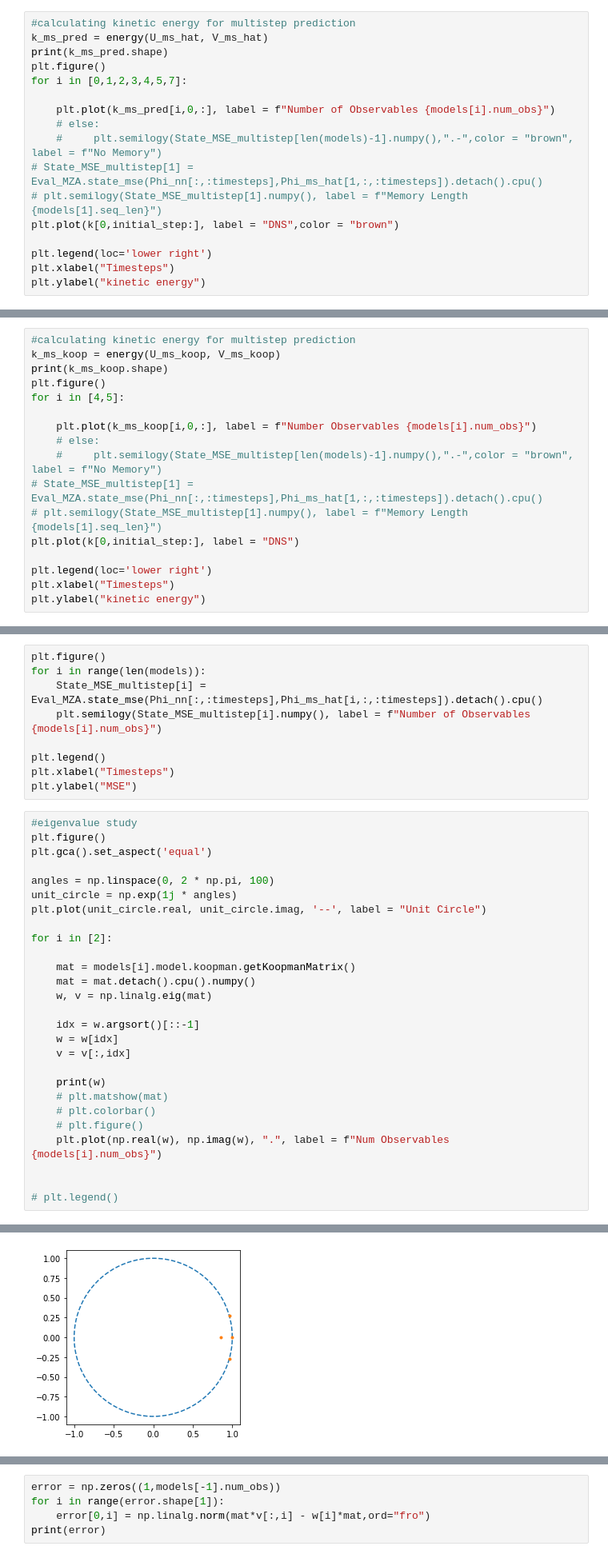
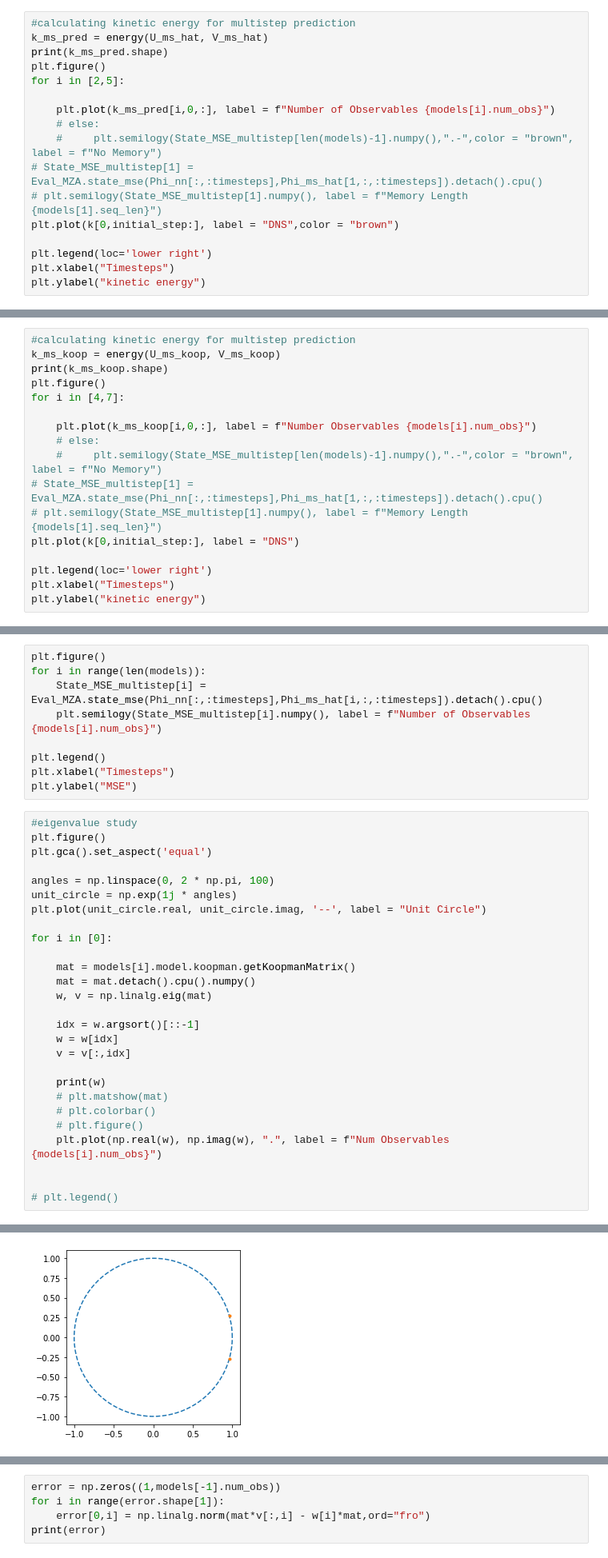
Before and after one commit to RigasLab/MZ-AE, a Jupyter notebook: Notebooks/Exp4_2DCyl/eval_model_notebook_2Dcyl_multimodel_multistep_Exp4.2.6.1.ipynb, the cells around one changed output, grey strips where cells are left out. Shown: that part at 80% size. Cells and saved outputs as stored; diff of their text form.

```diff
--- a/Notebooks/Exp4_2DCyl/eval_model_notebook_2Dcyl_multimodel_multistep_Exp4.2.6.1.ipynb
+++ b/Notebooks/Exp4_2DCyl/eval_model_notebook_2Dcyl_multimodel_multistep_Exp4.2.6.1.ipynb
@@ -256,7 +257,7 @@ U_ms_hat.shape, V_ms_hat.shape, U.shape, V.shape
 k_ms_pred = energy(U_ms_hat, V_ms_hat)
 print(k_ms_pred.shape)
 plt.figure()
-for i in [0,1,2,3,4,5,7]:
+for i in [2,5]:
 
     plt.plot(k_ms_pred[i,0,:], label = f"Number of Observables {models[i].num_obs}")
     # else:
@@ -284,7 +285,7 @@ U_ms_koop.shape, V_ms_koop.shape
 k_ms_koop = energy(U_ms_koop, V_ms_koop)
 print(k_ms_koop.shape)
 plt.figure()
-for i in [4,5]:
+for i in [4,7]:
 
     plt.plot(k_ms_koop[i,0,:], label = f"Number Observables {models[i].num_obs}")
     # else:
@@ -397,7 +409,7 @@ angles = np.linspace(0, 2 * np.pi, 100)
 unit_circle = np.exp(1j * angles)
 plt.plot(unit_circle.real, unit_circle.imag, '--', label = "Unit Circle")
 
-for i in [2]:
+for i in [0]:
 
     mat = models[i].model.koopman.getKoopmanMatrix()
     mat = mat.detach().cpu().numpy()
@@ -421 +432 @@ for i in [2]:
-[figure, old version]
+[figure, new version]
```
Also changed, not shown: parts of 11 cells of this notebook, 11 other files.
